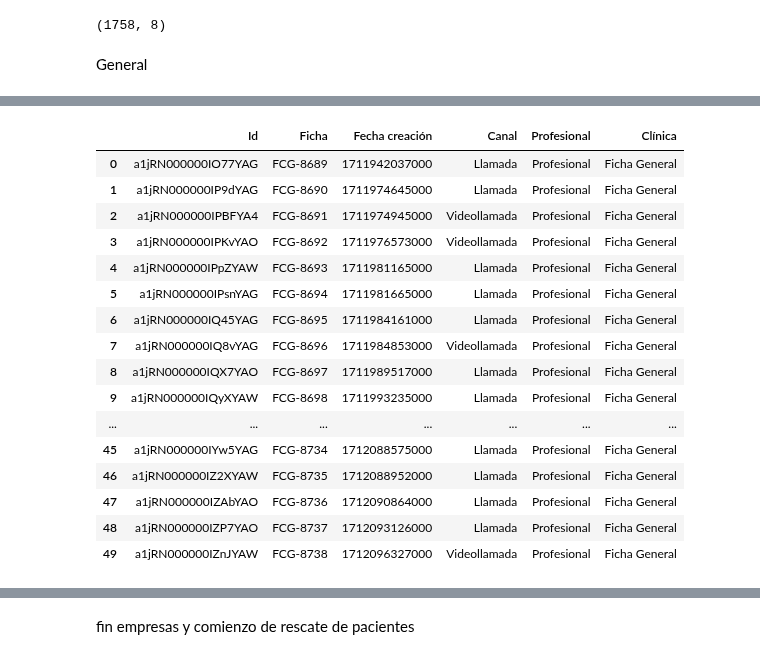
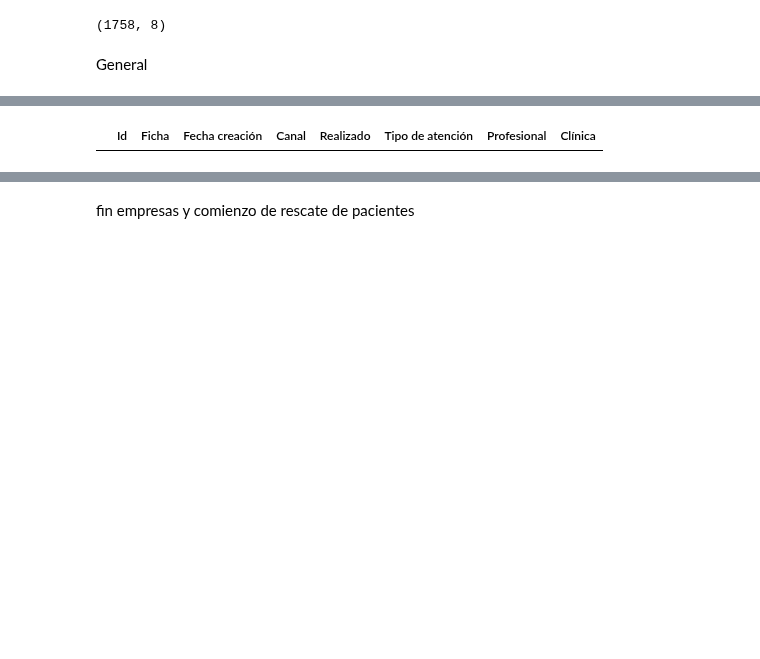
Before and after one commit to juanca-martinez/basefinal, a Jupyter notebook: modeloNuevo/Reportes_Abril.ipynb, the cells around one changed output, grey strips where cells are left out. Drawn from its saved outputs; the diff is of its cells as text; code cells hidden in the pictures; blank space fills up the shorter version.

```diff
--- a/modeloNuevo/Reportes_Abril.ipynb
+++ b/modeloNuevo/Reportes_Abril.ipynb
@@ -816,0 +907,40 @@ dt_General.shape
+# %%
+vacio = "SELECT Id, EmpresaContactoConvenio__c from Ficha_Prevencion_Cancer_de_Mamas__c WHERE CALENDAR_YEAR(CreatedDate ) >= 2024  and CALENDAR_MONTH(CreatedDate ) >= 4 ORDER BY CreatedDate"
+Cita_Servicio = sf.smart_query(vacio)
+Cita_Servicio = Cita_Servicio[(Cita_Servicio["EmpresaContactoConvenio__c"] == "-")]
+Cita_Servicio = Cita_Servicio[["Id"]]
+fake_dict = Cita_Servicio.to_dict("records")
+sf.bulk.Ficha_Prevencion_Cancer_de_Mamas__c.update(fake_dict, batch_size=10000, use_serial=True)
+
+query_mamas = "SELECT Id,Name,CreatedDate,Canal__c,Owner.Name,Tipo_de_Atenci_n__c from Ficha_Prevencion_Cancer_de_Mamas__c WHERE CALENDAR_YEAR(CreatedDate ) >= 2024 and CALENDAR_MONTH(CreatedDate ) >= 4 ORDER BY CreatedDate"
+dt_Mamas = sf.smart_query(query_mamas)
+dt_Mamas["Clínica"] = "Prevencion Cancer de Mamas"
+dt_Mamas["Profesional"] = np.where(
+    dt_Mamas["Owner.Name"] == "No - Reply", "App", "Profesional"
+)
+dt_Mamas["Realizado"] = "SI"
+#dt_Mamas["Tipo de atención"] = "Complemento a la atención"
+
+dt_Mamas = dt_Mamas.rename(
+    columns={
+        "Name": "Ficha",
+        "CreatedDate": "Fecha creación",
+        "Canal__c": "Canal",
+        "Realizado__c": "Realizado",
+        "Tipo_de_Atenci_n__c": "Tipo de atención",
+    }
+)
+dt_Mamas = dt_Mamas[
+    [
+        "Id",
+        "Ficha",
+        "Fecha creación",
+        "Canal",
+        "Realizado",
+        "Tipo de atención",
+        "Profesional",
+        "Clínica",
+        #"Fecha agendamiento",
+    ]
+]
+dt_Mamas.shape
@@ -817,23 +993,7 @@ dt_General.shape
 # %%
-dt_General.head(50)
+dt_Mamas.head(50)
 # %% [output]
-|  | Id | Ficha | Fecha creación | Canal | Profesional | Clínica |
-| 0 | a1jRN000000IO77YAG | FCG-8689 | 1711942037000 | Llamada | Profesional | Ficha General |
-| 1 | a1jRN000000IP9dYAG | FCG-8690 | 1711974645000 | Llamada | Profesional | Ficha General |
-| 2 | a1jRN000000IPBFYA4 | FCG-8691 | 1711974945000 | Videollamada | Profesional | Ficha General |
-| 3 | a1jRN000000IPKvYAO | FCG-8692 | 1711976573000 | Videollamada | Profesional | Ficha General |
-| 4 | a1jRN000000IPpZYAW | FCG-8693 | 1711981165000 | Llamada | Profesional | Ficha General |
-| 5 | a1jRN000000IPsnYAG | FCG-8694 | 1711981665000 | Llamada | Profesional | Ficha General |
-| 6 | a1jRN000000IQ45YAG | FCG-8695 | 1711984161000 | Llamada | Profesional | Ficha General |
-| 7 | a1jRN000000IQ8vYAG | FCG-8696 | 1711984853000 | Videollamada | Profesional | Ficha General |
-| 8 | a1jRN000000IQX7YAO | FCG-8697 | 1711989517000 | Llamada | Profesional | Ficha General |
-| 9 | a1jRN000000IQyXYAW | FCG-8698 | 1711993235000 | Llamada | Profesional | Ficha General |
-| ... | ... | ... | ... | ... | ... | ... |
-| 45 | a1jRN000000IYw5YAG | FCG-8734 | 1712088575000 | Llamada | Profesional | Ficha General |
-| 46 | a1jRN000000IZ2XYAW | FCG-8735 | 1712088952000 | Llamada | Profesional | Ficha General |
-| 47 | a1jRN000000IZAbYAO | FCG-8736 | 1712090864000 | Llamada | Profesional | Ficha General |
-| 48 | a1jRN000000IZP7YAO | FCG-8737 | 1712093126000 | Llamada | Profesional | Ficha General |
-| 49 | a1jRN000000IZnJYAW | FCG-8738 | 1712096327000 | Videollamada | Profesional | Ficha General |
+|  | Id | Ficha | Fecha creación | Canal | Realizado | Tipo de atención | Profesional | Clínica |
 # %%
 dt_Deporte.head(50)
 # %% [output]
```
Also changed, not shown: parts of 9 cells of this notebook.
